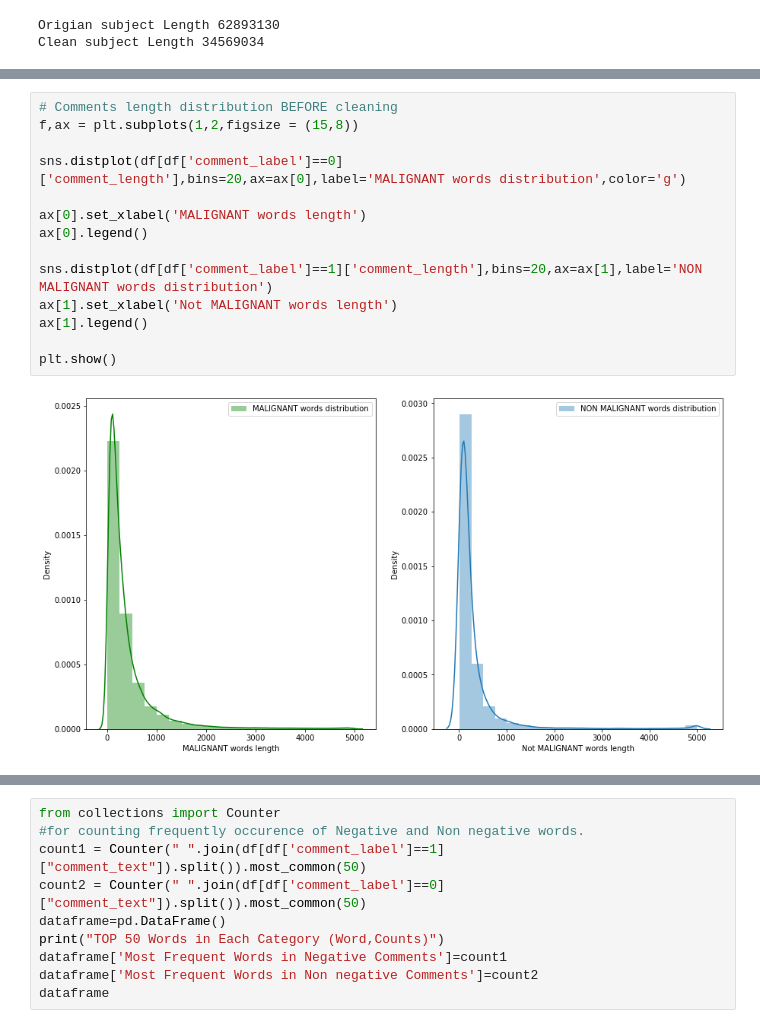
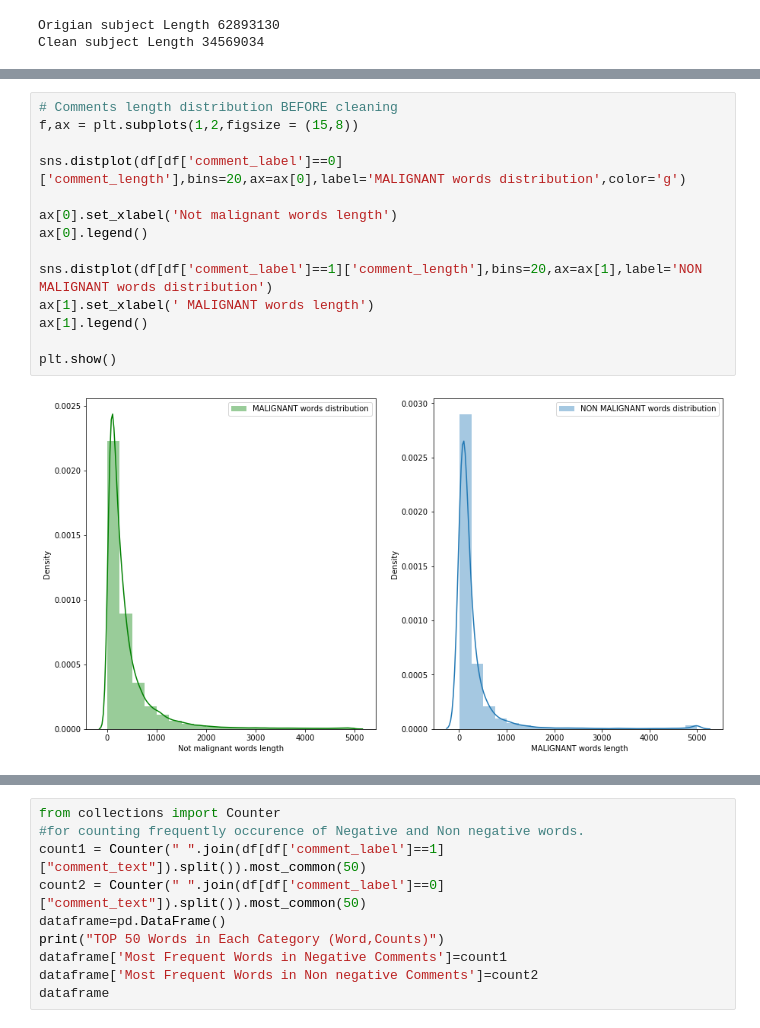
Before and after one commit to shama1996/malig, a Jupyter notebook: Malignant2.ipynb, the cells around one changed output, grey strips where cells are left out. Saved outputs shown, nothing was run; the diff lists cells and outputs as text.

```diff
--- a/Malignant2.ipynb
+++ b/Malignant2.ipynb
@@ -383,19 +349,19 @@ df.head()
 # %%
 # Comments length distribution BEFORE cleaning
 f,ax = plt.subplots(1,2,figsize = (15,8))
 
 sns.distplot(df[df['comment_label']==0]['comment_length'],bins=20,ax=ax[0],label='MALIGNANT words distribution',color='g')
 
-ax[0].set_xlabel('MALIGNANT words length')
+ax[0].set_xlabel('Not malignant words length')
 ax[0].legend()
 
 sns.distplot(df[df['comment_label']==1]['comment_length'],bins=20,ax=ax[1],label='NON MALIGNANT words distribution')
-ax[1].set_xlabel('Not MALIGNANT words length')
+ax[1].set_xlabel(' MALIGNANT words length')
 ax[1].legend()
 
 plt.show()
 # %% [output]
-[figure, old version]
+[figure, new version]
 # %%
 # Comments length distribution AFTER cleaning
 f,ax = plt.subplots(1,2,figsize = (15,8))
```
Also changed, not shown: parts of 11 cells of this notebook.
